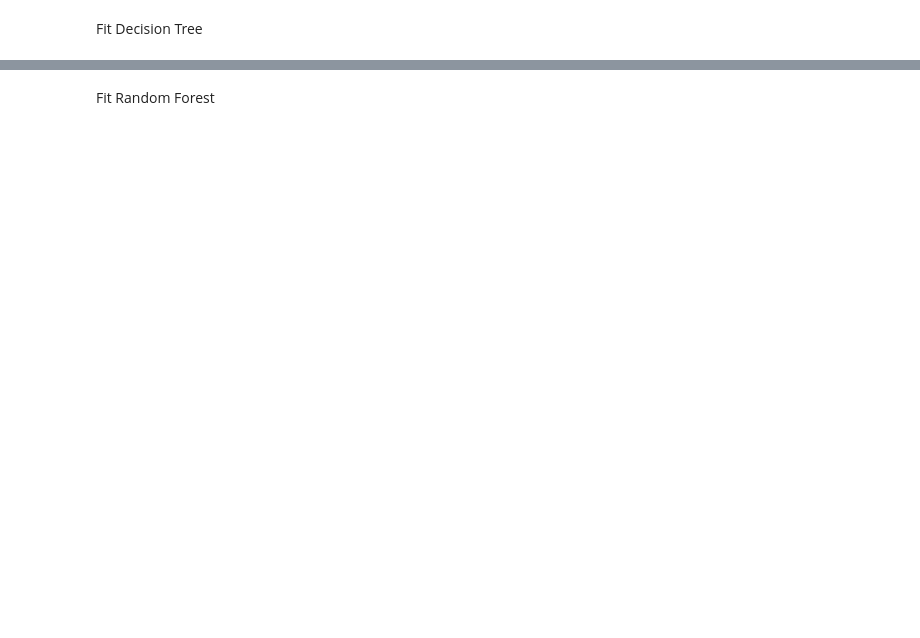
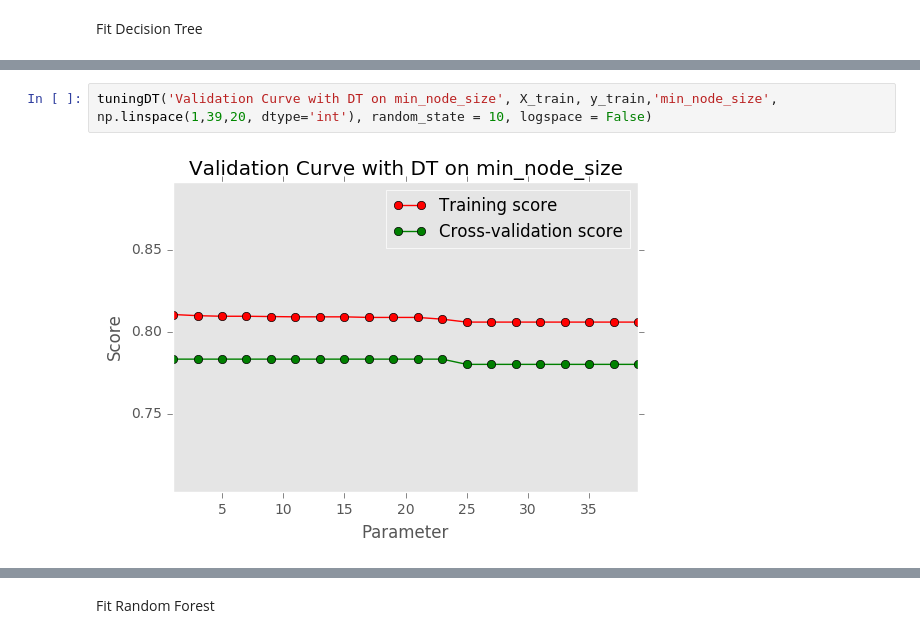
Before and after one commit to zhenhongy/Titanic, a Jupyter notebook: Titanic.ipynb, the cells around one changed output, grey strips where cells are left out. Drawn from its saved outputs; the diff is of its cells as text; blank space fills up the shorter version.

```diff
--- a/Titanic.ipynb
+++ b/Titanic.ipynb
@@ -341,0 +396,4 @@ plt_vc(model, 'Validation Curve with Decision Tree on min_samples_split', X_trai
+# %%
+tuningDT('Validation Curve with DT on min_node_size', X_train, y_train,'min_node_size', np.linspace(1,39,20, dtype='int'), random_state = 10, logspace = False)
+# %% [output]
+[figure, added]
```
Also changed, not shown: parts of 91 cells of this notebook.
